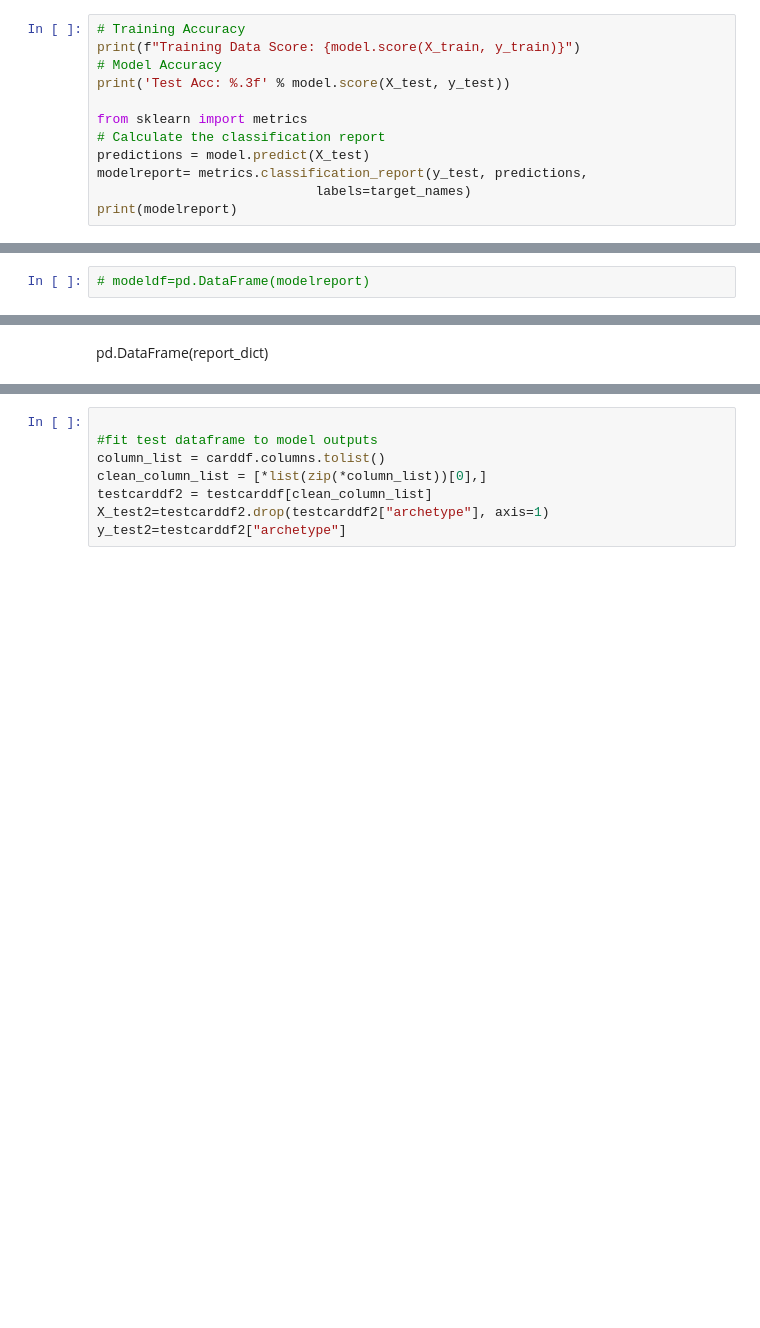
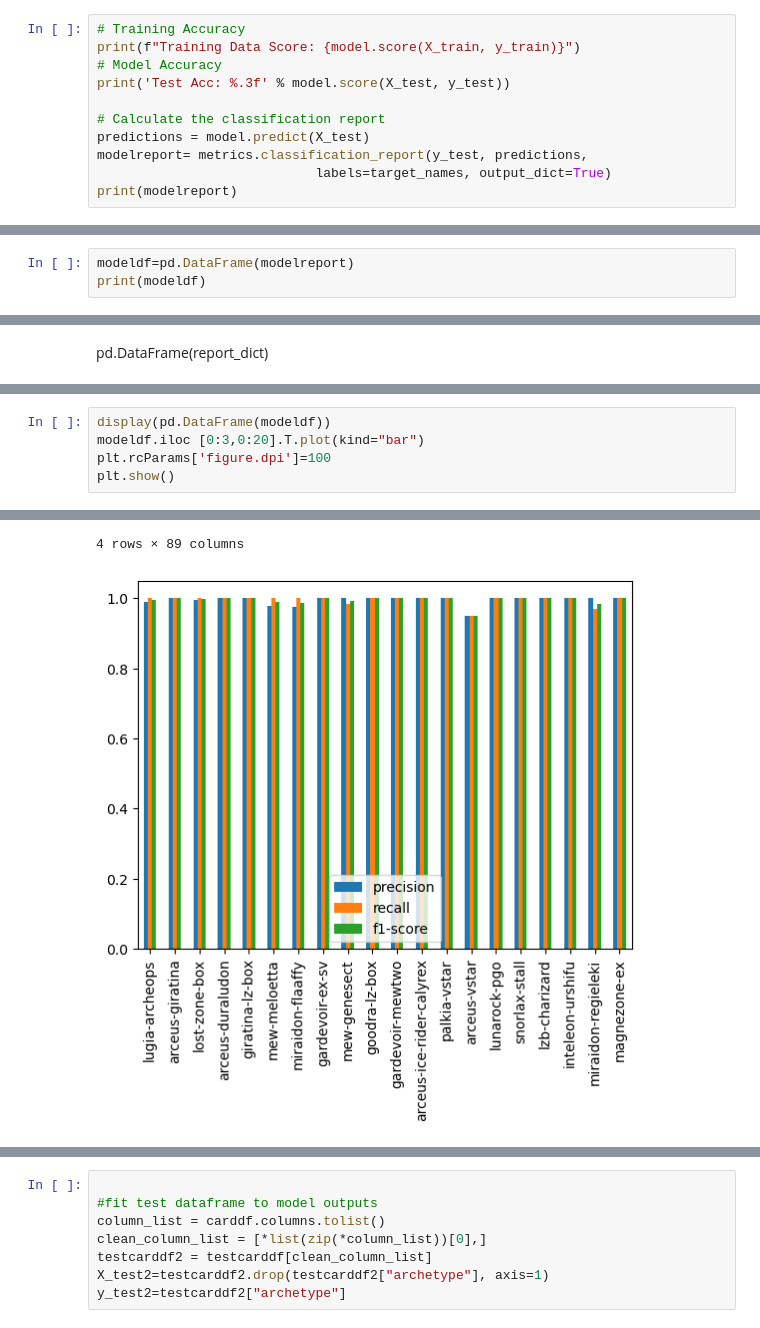
Before and after one commit to DHing1994/Project-4, a Jupyter notebook: Datacollection.ipynb, the cells around one changed output, grey strips where cells are left out. Drawn from its saved outputs; the diff is of its cells as text; blank space fills up the shorter version.

```diff
--- a/Datacollection.ipynb
+++ b/Datacollection.ipynb
@@ -171,11 +161,10 @@ print(f"Training Data Score: {model.score(X_train, y_train)}")
 # Model Accuracy
 print('Test Acc: %.3f' % model.score(X_test, y_test))
 
-from sklearn import metrics
 # Calculate the classification report
 predictions = model.predict(X_test)
 modelreport= metrics.classification_report(y_test, predictions,
-                            labels=target_names)
+                            labels=target_names, output_dict=True)
 print(modelreport)
 # %% [output]
 Training Data Score: 1.0
@@ -198,2 +173,3 @@ Test Acc: 0.974
 # %%
-# modeldf=pd.DataFrame(modelreport)
+modeldf=pd.DataFrame(modelreport)
+print(modeldf)
@@ -206,0 +197,6 @@ List of tournaments not included in training/test dataset
+# %%
+display(pd.DataFrame(modeldf))
+modeldf.iloc [0:3,0:20].T.plot(kind="bar")
+plt.rcParams['figure.dpi']=100
+plt.show()
+# %% [output]
@@ -206,0 +208,2 @@ List of tournaments not included in training/test dataset
+4 rows × 89 columns
+[figure, added]
```
Also changed, not shown: parts of 19 cells of this notebook, 2 other files.
